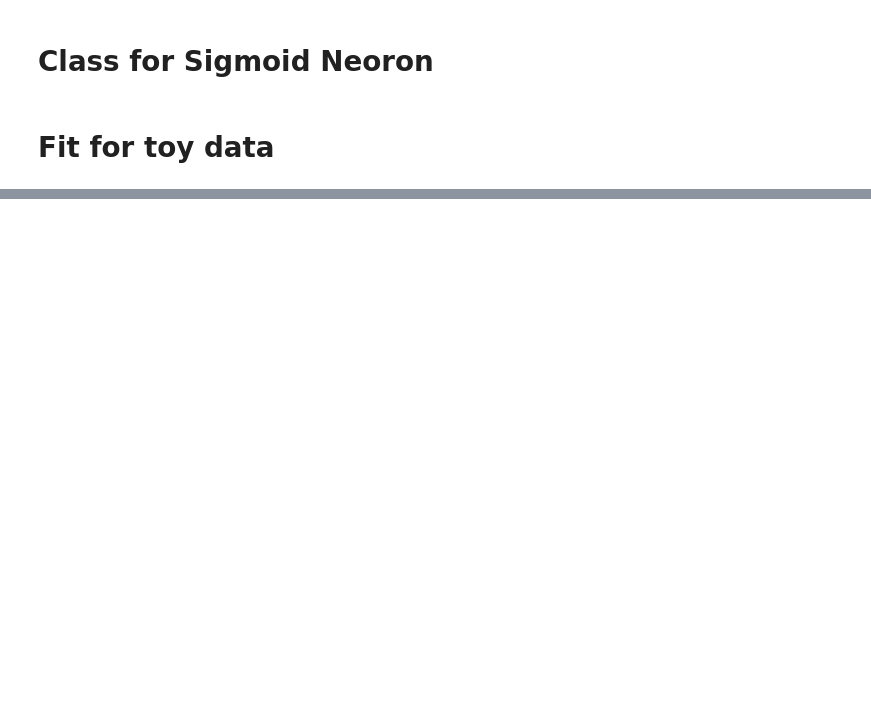
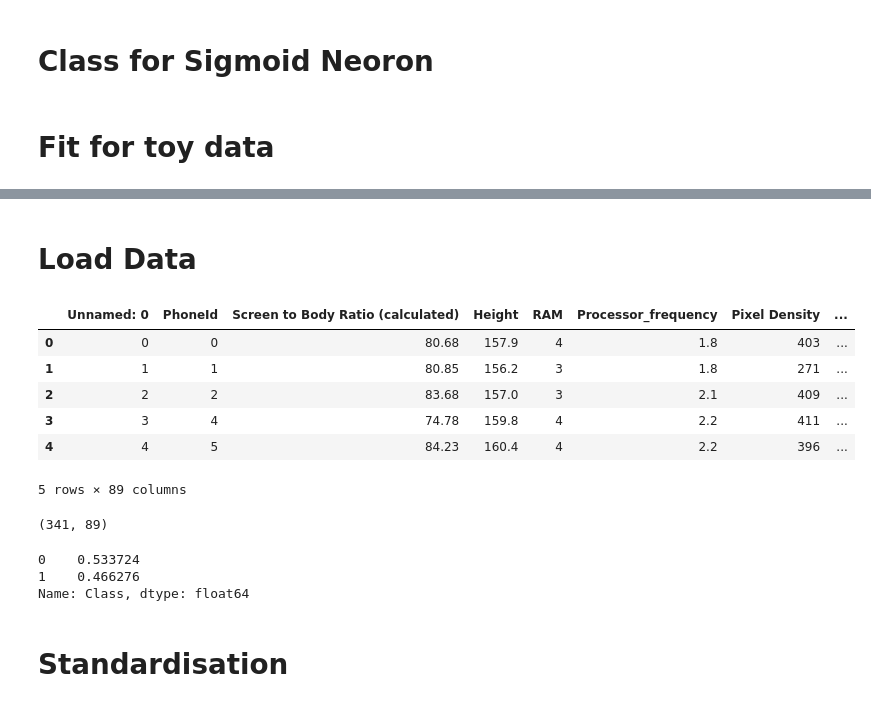
Before and after one commit to erdcpatel/PythonDataScience, a Jupyter notebook: SigmoidNeuron.ipynb, the cells around one changed output, grey strips where cells are left out. Cells and saved outputs as stored; diff of their text form; code cells hidden in the pictures; blank space fills up the shorter version.

```diff
--- a/SigmoidNeuron.ipynb
+++ b/SigmoidNeuron.ipynb
@@ -204,0 +224,18 @@ for i in range(N):
+# %% [markdown]
+# Load Data
+# %%
+data = pd.read_csv('mobiledata_cleaned.csv')
+# %%
+data.head()
+# %% [output]
+|  | Unnamed: 0 | PhoneId | Screen to Body Ratio (calculated) | Height | RAM | Processor_frequency | Pixel Density | ... |
+| 0 | 0 | 0 | 80.68 | 157.9 | 4 | 1.8 | 403 | ... |
+| 1 | 1 | 1 | 80.85 | 156.2 | 3 | 1.8 | 271 | ... |
+| 2 | 2 | 2 | 83.68 | 157.0 | 3 | 2.1 | 409 | ... |
+| 3 | 3 | 4 | 74.78 | 159.8 | 4 | 2.2 | 411 | ... |
+| 4 | 4 | 5 | 84.23 | 160.4 | 4 | 2.2 | 396 | ... |
+5 rows × 89 columns
+# %%
+data.shape
+# %% [output]
+(341, 89)
@@ -204,0 +249,6 @@ for i in range(N):
+# %%
+data['Class'].value_counts(normalize=True)
+# %% [output]
+0    0.533724
+1    0.466276
+Name: Class, dtype: float64
@@ -204,0 +257,2 @@ for i in range(N):
+# %% [markdown]
+# Standardisation
```
Also changed, not shown: parts of 41 cells of this notebook.
